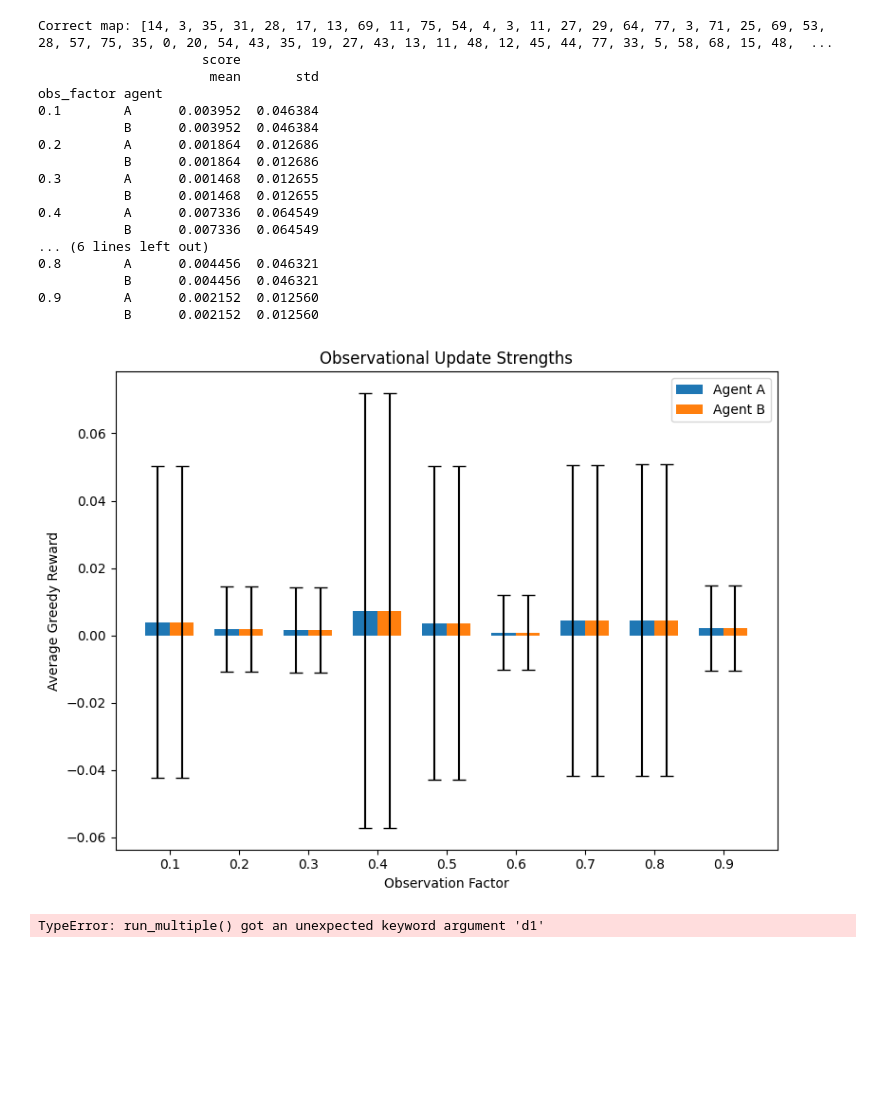
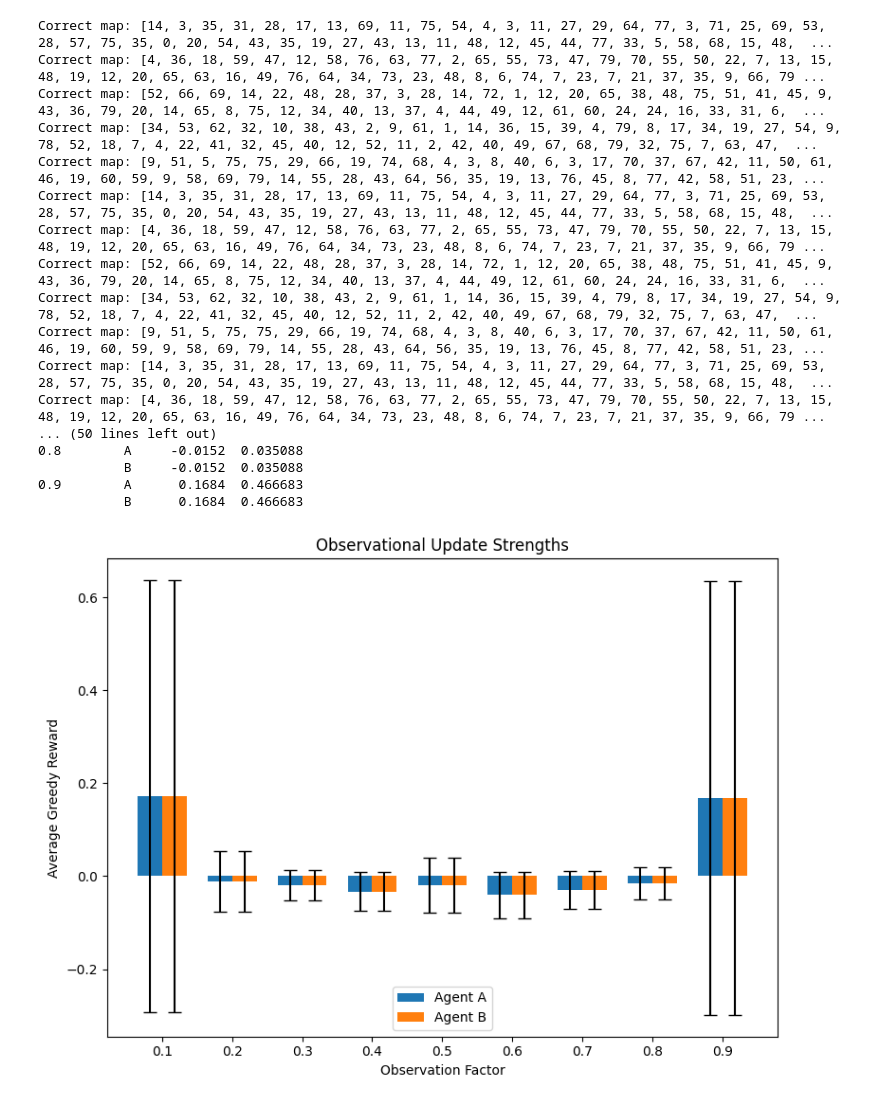
Before and after one commit to abarch/meta_unit, a Jupyter notebook: dyad_learning/multi_exp.ipynb, the cells around one changed output. Cells and saved outputs as stored; diff of their text form; code cells hidden in the pictures; blank space fills up the shorter version.

```diff
--- a/dyad_learning/multi_exp.ipynb
+++ b/dyad_learning/multi_exp.ipynb
@@ -720,7 +664,7 @@ def plot_results(df, title="Dyad Role Alternation Comparison"):
 if __name__ == "__main__":
 
     modes = ["episode", "step", "random"]
-    df = run_multiple( modes, n_runs=200, n_episodes=25, obs_factor=0.8, n_eval_episodes=20)
+    df = run_multiple( modes, n_runs=20, n_episodes=25, obs_factor=0.5, n_eval_episodes=20)
     print(df.groupby(["mode", "agent"]).agg(["mean", "std"]))
     plot_results(df, title="Effect of Role Alternation on Dyad Learning")
 # %% [output]
@@ -772,10 +716,11 @@ def evaluate_agent(env, agent, n_eval_episodes=10):
 # ------------------------------
 # Q3: Observation factor experiment
 # ------------------------------
-def exp_q3(env, obs_factors=[0.1, 0.3, 0.7], n_runs=10, n_episodes=50, n_eval_episodes=20):
+def exp_q3( obs_factors=[0.1, 0.3, 0.7], n_runs=10, n_episodes=50, n_eval_episodes=20):
     results = []
     for obs in obs_factors:
         for run in range(n_runs):
+            env = PianoEnv(length=50, n_actions=80, seed=42+run)
             a, b = QLearningAgent(env.n_states, env.n_actions), QLearningAgent(env.n_states, env.n_actions)
             run_dyad(env, a, b, n_episodes=n_episodes, swap_mode="episode", obs_factor=obs)
             eval_a = evaluate_agent(env, a, n_eval_episodes)
@@ -789,52 +734,52 @@ def exp_q3(env, obs_factors=[0.1, 0.3, 0.7], n_runs=10, n_episodes=50, n_eval_ep
 # ------------------------------
 def plot_q3(df, title="Observational Update Strengths"):
     stats = df.groupby(["obs_factor", "agent"])["score"].agg(["mean", "std"]).reset_index()
 
     plt.figure(figsize=(8,6))
     obs_vals = stats["obs_factor"].unique()
     agents = stats["agent"].unique()
     x = np.arange(len(obs_vals))
     width = 0.35
 
     for i, agent in enumerate(agents):
         vals = stats[stats["agent"] == agent]
         plt.bar(x + i*width - width/2, vals["mean"], width, yerr=vals["std"], capsize=5, label=f"Agent {agent}")
 
     plt.xticks(x, obs_vals)
     plt.xlabel("Observation Factor")
     plt.ylabel("Average Greedy Reward")
     plt.title(title)
     plt.legend()
     plt.tight_layout()
     plt.show()
 
 # ------------------------------
 # Run Q3 Experiment
 # ------------------------------
 if __name__ == "__main__":
-    env = PianoEnv(length=50, n_actions=80, seed=42)  # replace with PianoEnv
-    df_q3 = exp_q3(env, obs_factors=[0.1, 0.2, 0.3, 0.4, 0.5, 0.6, 0.7, 0.8, 0.9], n_runs=500, n_episodes=23, n_eval_episodes=5)
+     # replace with PianoEnv
+    df_q3 = exp_q3(obs_factors=[0.1, 0.2, 0.3, 0.4, 0.5, 0.6, 0.7, 0.8, 0.9], n_runs=5, n_episodes=23, n_eval_episodes=5)
     print(df_q3.groupby(["obs_factor", "agent"]).agg(["mean", "std"]))
     plot_q3(df_q3)
 # %% [output]
 Correct map: [14, 3, 35, 31, 28, 17, 13, 69, 11, 75, 54, 4, 3, 11, 27, 29, 64, 77, 3, 71, 25, 69, 53, 28, 57, 75, 35, 0, 20, 54, 43, 35, 19, 27, 43, 13, 11, 48, 12, 45, 44, 77, 33, 5, 58, 68, 15, 48,  ...
-                     score
-                      mean       std
-obs_factor agent
-0.1        A      0.003952  0.046384
-           B      0.003952  0.046384
-0.2        A      0.001864  0.012686
-           B      0.001864  0.012686
-0.3        A      0.001468  0.012655
-           B      0.001468  0.012655
-0.4        A      0.007336  0.064549
-           B      0.007336  0.064549
-... (6 lines left out)
-0.8        A      0.004456  0.046321
-           B      0.004456  0.046321
-0.9        A      0.002152  0.012560
-           B      0.002152  0.012560
+Correct map: [4, 36, 18, 59, 47, 12, 58, 76, 63, 77, 2, 65, 55, 73, 47, 79, 70, 55, 50, 22, 7, 13, 15, 48, 19, 12, 20, 65, 63, 16, 49, 76, 64, 34, 73, 23, 48, 8, 6, 74, 7, 23, 7, 21, 37, 35, 9, 66, 79 ...
+Correct map: [52, 66, 69, 14, 22, 48, 28, 37, 3, 28, 14, 72, 1, 12, 20, 65, 38, 48, 75, 51, 41, 45, 9, 43, 36, 79, 20, 14, 65, 8, 75, 12, 34, 40, 13, 37, 4, 44, 49, 12, 61, 60, 24, 24, 16, 33, 31, 6,  ...
+Correct map: [34, 53, 62, 32, 10, 38, 43, 2, 9, 61, 1, 14, 36, 15, 39, 4, 79, 8, 17, 34, 19, 27, 54, 9, 78, 52, 18, 7, 4, 22, 41, 32, 45, 40, 12, 52, 11, 2, 42, 40, 49, 67, 68, 79, 32, 75, 7, 63, 47,  ...
+Correct map: [9, 51, 5, 75, 75, 29, 66, 19, 74, 68, 4, 3, 8, 40, 6, 3, 17, 70, 37, 67, 42, 11, 50, 61, 46, 19, 60, 59, 9, 58, 69, 79, 14, 55, 28, 43, 64, 56, 35, 19, 13, 76, 45, 8, 77, 42, 58, 51, 23, ...
+Correct map: [14, 3, 35, 31, 28, 17, 13, 69, 11, 75, 54, 4, 3, 11, 27, 29, 64, 77, 3, 71, 25, 69, 53, 28, 57, 75, 35, 0, 20, 54, 43, 35, 19, 27, 43, 13, 11, 48, 12, 45, 44, 77, 33, 5, 58, 68, 15, 48,  ...
+Correct map: [4, 36, 18, 59, 47, 12, 58, 76, 63, 77, 2, 65, 55, 73, 47, 79, 70, 55, 50, 22, 7, 13, 15, 48, 19, 12, 20, 65, 63, 16, 49, 76, 64, 34, 73, 23, 48, 8, 6, 74, 7, 23, 7, 21, 37, 35, 9, 66, 79 ...
+Correct map: [52, 66, 69, 14, 22, 48, 28, 37, 3, 28, 14, 72, 1, 12, 20, 65, 38, 48, 75, 51, 41, 45, 9, 43, 36, 79, 20, 14, 65, 8, 75, 12, 34, 40, 13, 37, 4, 44, 49, 12, 61, 60, 24, 24, 16, 33, 31, 6,  ...
+Correct map: [34, 53, 62, 32, 10, 38, 43, 2, 9, 61, 1, 14, 36, 15, 39, 4, 79, 8, 17, 34, 19, 27, 54, 9, 78, 52, 18, 7, 4, 22, 41, 32, 45, 40, 12, 52, 11, 2, 42, 40, 49, 67, 68, 79, 32, 75, 7, 63, 47,  ...
+Correct map: [9, 51, 5, 75, 75, 29, 66, 19, 74, 68, 4, 3, 8, 40, 6, 3, 17, 70, 37, 67, 42, 11, 50, 61, 46, 19, 60, 59, 9, 58, 69, 79, 14, 55, 28, 43, 64, 56, 35, 19, 13, 76, 45, 8, 77, 42, 58, 51, 23, ...
+Correct map: [14, 3, 35, 31, 28, 17, 13, 69, 11, 75, 54, 4, 3, 11, 27, 29, 64, 77, 3, 71, 25, 69, 53, 28, 57, 75, 35, 0, 20, 54, 43, 35, 19, 27, 43, 13, 11, 48, 12, 45, 44, 77, 33, 5, 58, 68, 15, 48,  ...
+Correct map: [4, 36, 18, 59, 47, 12, 58, 76, 63, 77, 2, 65, 55, 73, 47, 79, 70, 55, 50, 22, 7, 13, 15, 48, 19, 12, 20, 65, 63, 16, 49, 76, 64, 34, 73, 23, 48, 8, 6, 74, 7, 23, 7, 21, 37, 35, 9, 66, 79 ...
+... (50 lines left out)
+0.8        A     -0.0152  0.035088
+           B     -0.0152  0.035088
+0.9        A      0.1684  0.466683
+           B      0.1684  0.466683
-[figure, old version]
+[figure, new version]
 # %%
 
 
@@ -891,5 +836,3 @@ def run_error_analysis(env, a, b, n_episodes=100):
 A, B = QLearningAgent(env.n_states, env.n_actions), QLearningAgent(env.n_states, env.n_actions)
 score = run_error_analysis(PianoEnv(), A, B)
 print("Q6: Error analysis proxy (fraction coach closer to optimal):", score)
-# %% [output]
-TypeError: run_multiple() got an unexpected keyword argument 'd1'
```
Also changed, not shown: parts of 6 cells of this notebook.
